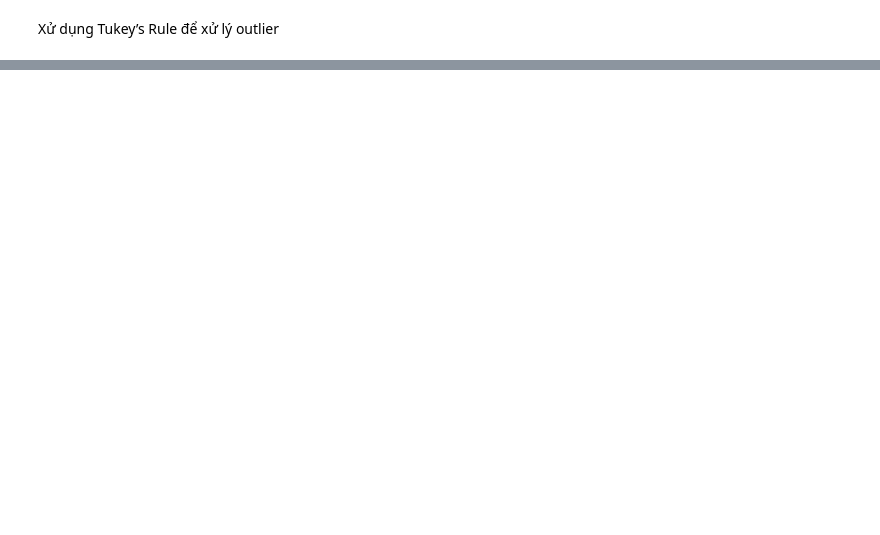
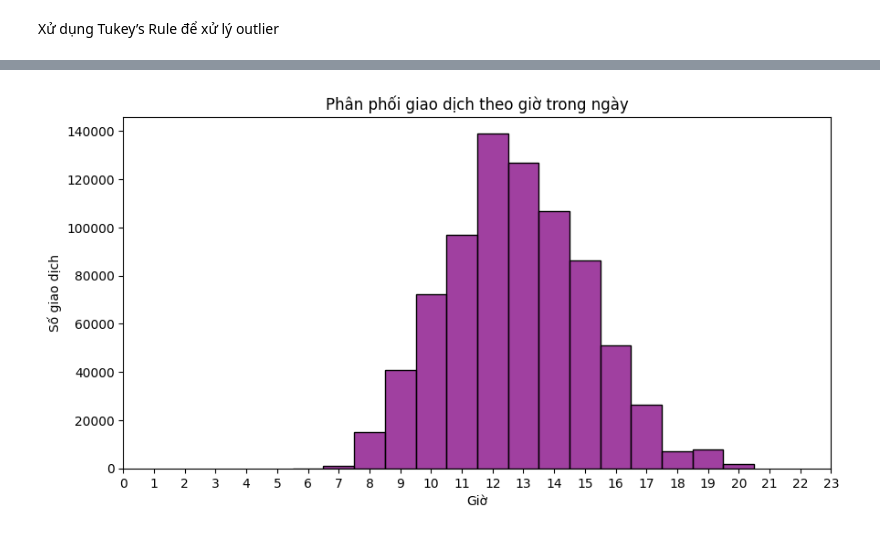
Before and after one commit to dangtranha/data-mining, a Jupyter notebook: 2_eda_visualization.ipynb, the cells around one changed output, grey strips where cells are left out. Cells and saved outputs as stored; diff of their text form; code cells hidden in the pictures; blank space fills up the shorter version.

```diff
--- a/2_eda_visualization.ipynb
+++ b/2_eda_visualization.ipynb
@@ -137,0 +186,16 @@ plt.show()
+# %%
+plt.figure(figsize=(10,5))
+sns.histplot(
+    df_processed['Hour'],
+    bins=range(25),
+    kde=False,
+    color='purple',
+    discrete=True
+)
+plt.title('Phân phối giao dịch theo giờ trong ngày')
+plt.xlabel('Giờ')
+plt.ylabel('Số giao dịch')
+plt.xticks(range(0, 24))
+plt.show()
+# %% [output]
+[figure, added]
```
Also changed, not shown: parts of 18 cells of this notebook.
